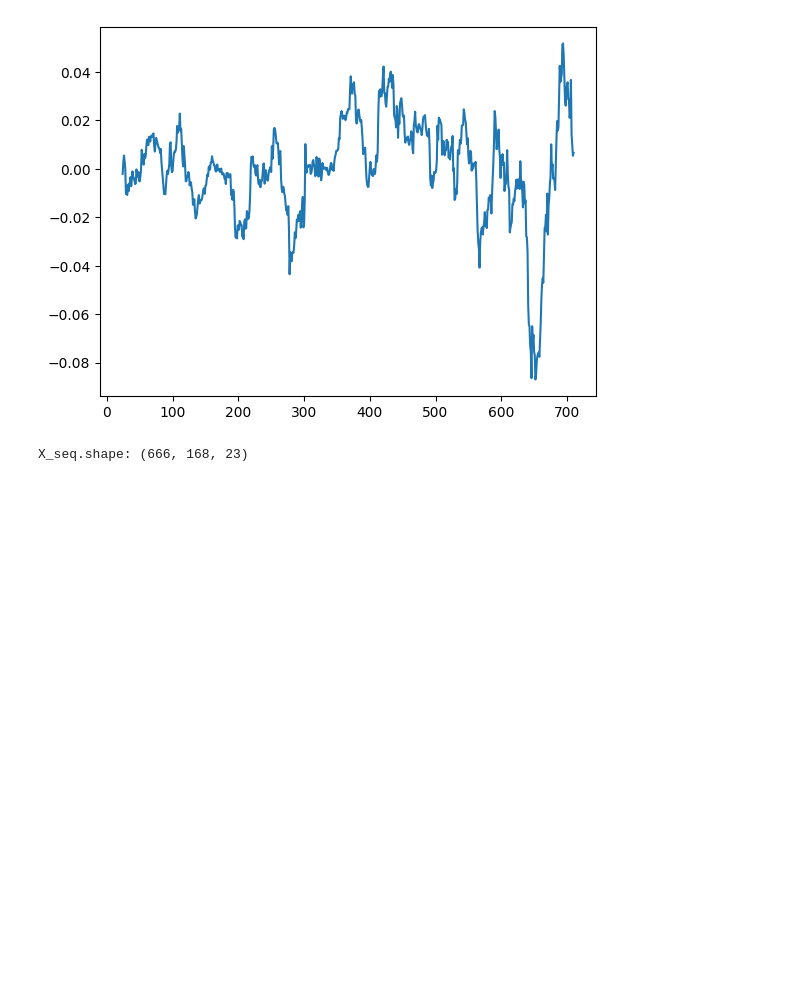
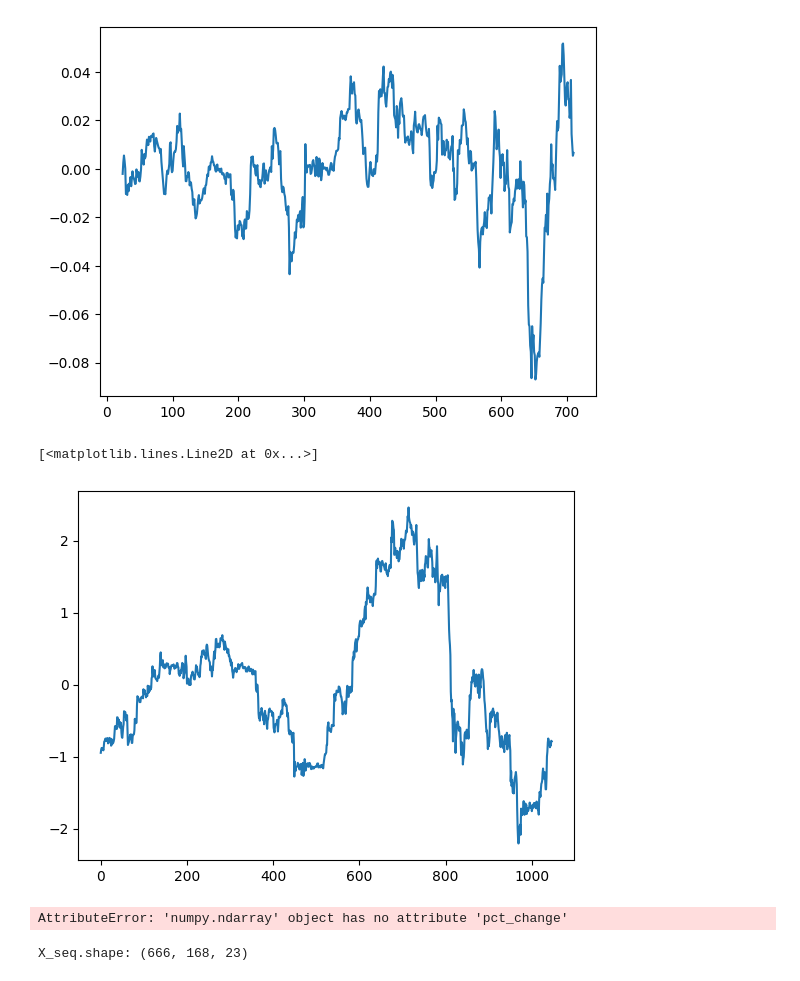
Before and after one commit to LaxmanGhadi/Crypto_bot, a Jupyter notebook: ModelFile/LSTM_File/API_TESTS.ipynb, the cells around one changed output. Cells and saved outputs as stored; diff of their text form; code cells hidden in the pictures; blank space fills up the shorter version.

```diff
--- a/ModelFile/LSTM_File/API_TESTS.ipynb
+++ b/ModelFile/LSTM_File/API_TESTS.ipynb
@@ -288,6 +308,15 @@ plt.plot(np.asarray(ready_data['CLOSE_PRICE'][-711:].pct_change(24)))
 # %% [output]
 [<matplotlib.lines.Line2D at 0x...>]
 [figure]
+# %%
+plt.plot(X_scaled[: ,3:4])
+# %% [output]
+[<matplotlib.lines.Line2D at 0x...>]
+[figure, added]
+# %%
+np.asarray(X_scaled[: ,3:4]).pct_change().rolling(24).std()
+# %% [output]
+AttributeError: 'numpy.ndarray' object has no attribute 'pct_change'
 # %%
 new_live
 # %%
```
Also changed, not shown: parts of 10 cells of this notebook.
